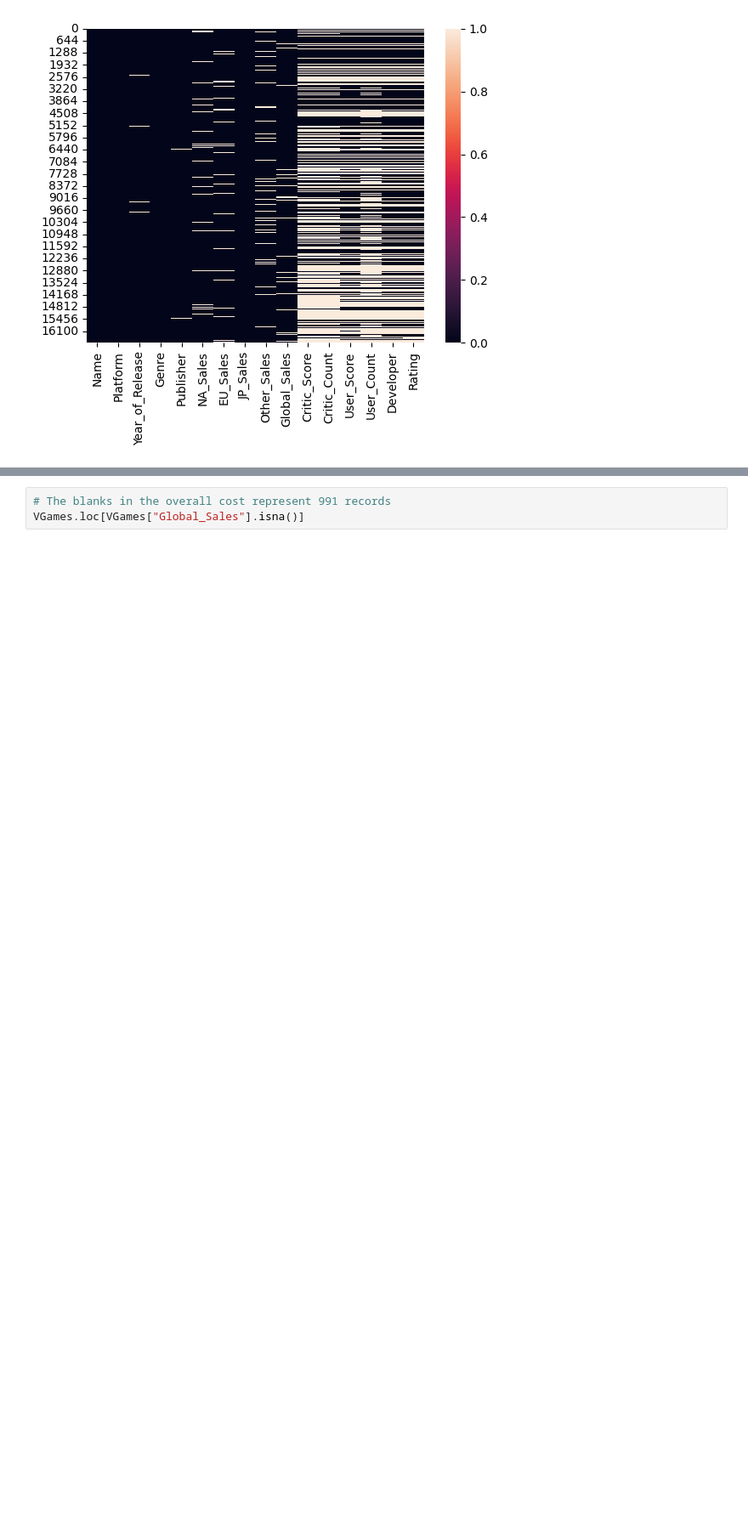
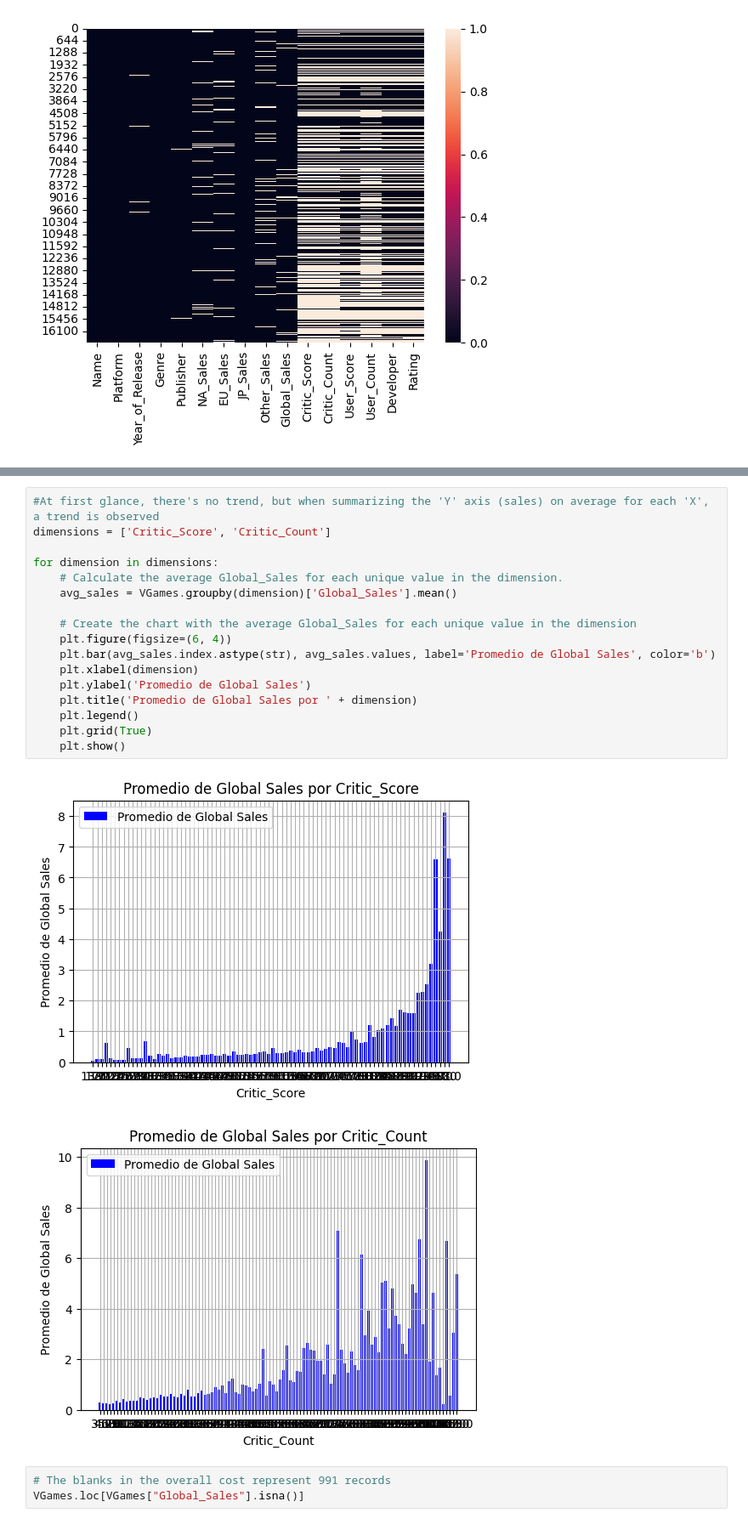
Before and after one commit to R4F43LB/Video-game-analytics, a Jupyter notebook: EDAJupyterNotebooks/EDA_Video_Games_Sales.ipynb, the cells around one changed output, grey strips where cells are left out. Shown: that part at 85% size. Saved outputs shown, nothing was run; the diff lists cells and outputs as text; blank space fills up the shorter version.

```diff
--- a/EDAJupyterNotebooks/EDA_Video_Games_Sales.ipynb
+++ b/EDAJupyterNotebooks/EDA_Video_Games_Sales.ipynb
@@ -25,3 +46,23 @@ sns.heatmap(VGames.isna())
+# %%
+#At first glance, there's no trend, but when summarizing the 'Y' axis (sales) on average for each 'X', a trend is observed
+dimensions = ['Critic_Score', 'Critic_Count']
+
+for dimension in dimensions:
+    # Calculate the average Global_Sales for each unique value in the dimension.
+    avg_sales = VGames.groupby(dimension)['Global_Sales'].mean()
+
+    # Create the chart with the average Global_Sales for each unique value in the dimension
+    plt.figure(figsize=(6, 4))
+    plt.bar(avg_sales.index.astype(str), avg_sales.values, label='Promedio de Global Sales', color='b')
+    plt.xlabel(dimension)
+    plt.ylabel('Promedio de Global Sales')
+    plt.title('Promedio de Global Sales por ' + dimension)
+    plt.legend()
+    plt.grid(True)
+    plt.show()
+# %% [output]
+[figure, added]
+[figure, added]
 # %%
 # The blanks in the overall cost represent 991 records
 VGames.loc[VGames["Global_Sales"].isna()]
```
Also changed, not shown: parts of 10 cells of this notebook, 22 other files.
